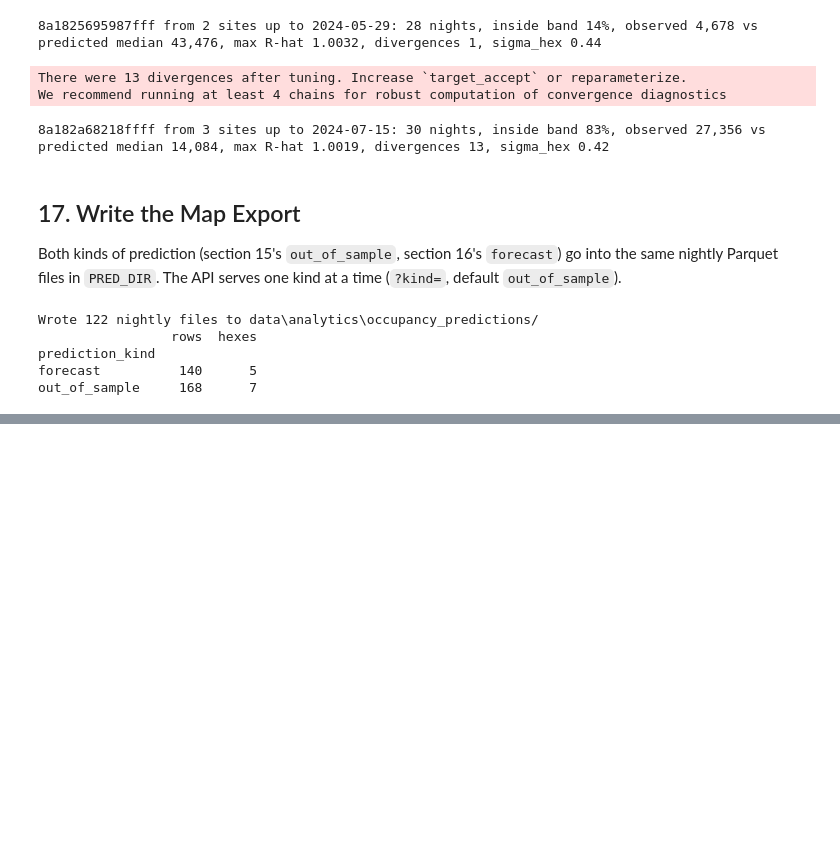
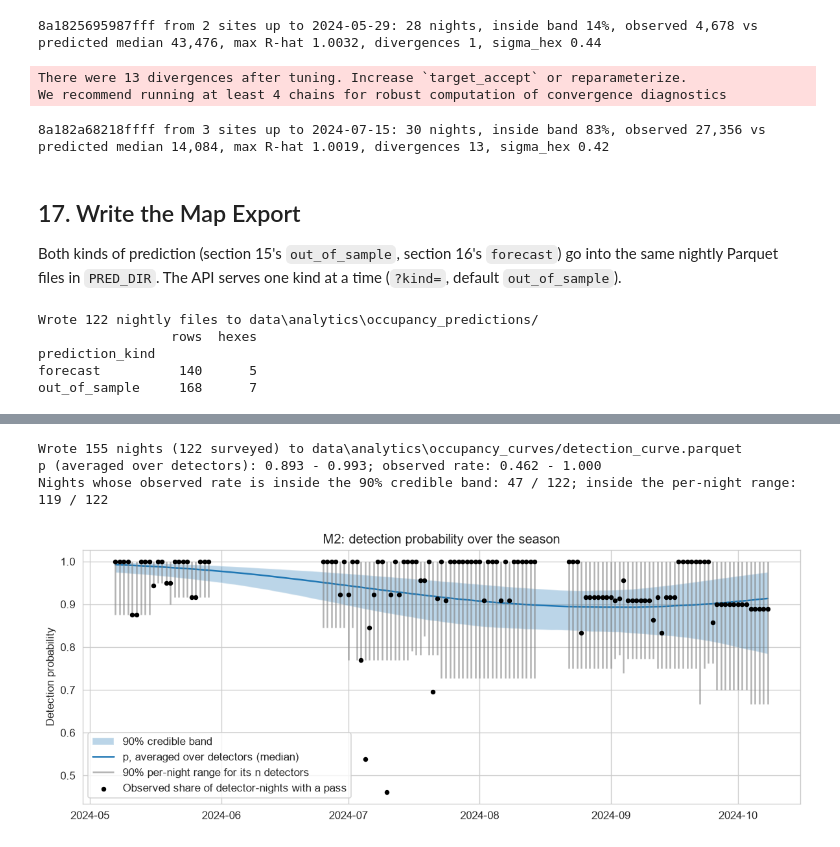
Before and after one commit to TommyMitchellATU/HeatmapBat, a Jupyter notebook: occupancy_modeling.ipynb, the cells around one changed output, grey strips where cells are left out. Drawn from its saved outputs; the diff is of its cells as text; code cells hidden in the pictures; blank space fills up the shorter version.

Commit message:
season chart panel and detection probability tab

```diff
--- a/occupancy_modeling.ipynb
+++ b/occupancy_modeling.ipynb
@@ -69,6 +69,12 @@ HEX_SIGMA_PRIOR = 1.0 # HalfNormal scale for how much hexes differ on log(count)
 FORECAST_MIN_SITES = 2     # forecast a survey only if at least this many sites were surveyed before its first night
 FORECAST_CLAMP_DOY = True  # hold day-of-year inside the training range when forecasting, so the quadratic season curve cannot run off
 
+# --- Map export: detection probability over the season (section 18) ---
+CURVE_DIR = 'data/analytics/occupancy_curves'  # detection_curve.parquet, read by the API
+CURVE_INTERVAL = 0.9   # width of the credible band written as p_lo / p_hi (0.9 = 5th to 95th percentile)
+CURVE_EFFORT_K = 0.0   # standardised log(sample_count) the curve is drawn at; 0 = a night of average (log) length
+CURVE_QUAD_POINTS = 20 # Gauss-Hermite points used to average p over the detector random effect
+
 print(f'PyMC {pm.__version__}, ArviZ {az.__version__}')
 print(f'NumPy {np.__version__}, Pandas {pd.__version__}')
 # %% [output]
@@ -1471,0 +1489,74 @@ out_of_sample     168      7
+# %%
+post_m2 = trace_m2.posterior
+draw = {v: post_m2[v].values.reshape(-1)[:, None] for v in ['beta_0', 'beta_effort', 'beta_doy', 'beta_doy2', 'sigma_det']}
+
+curve_nights = pd.date_range(dates[0], dates[-1], freq='D').date
+curve_doy = np.array([d.timetuple().tm_yday for d in curve_nights])
+# RULE: standardise with cell 9's mean / sd (doy over the surveyed nights), not the grid's own -
+# M2's beta_doy / beta_doy2 are on that scale, and the grid's own stats would shift the curve.
+curve_doy_std = (curve_doy - doy.mean()) / doy.std()
+eta = (draw['beta_0'] + draw['beta_effort'] * CURVE_EFFORT_K
+       + draw['beta_doy'] * curve_doy_std + draw['beta_doy2'] * curve_doy_std ** 2)  # draws x nights
+
+# Probabilists' Gauss-Hermite: weights integrate against exp(-z^2 / 2), so divide by sqrt(2 pi) for N(0, 1)
+quad_z, quad_w = np.polynomial.hermite_e.hermegauss(CURVE_QUAD_POINTS)
+quad_w = quad_w / np.sqrt(2 * np.pi)
+p_curve = sum(w / (1 + np.exp(-(eta + draw['sigma_det'] * z))) for z, w in zip(quad_z, quad_w))
+
+tail = (1 - CURVE_INTERVAL) / 2
+observed_by_night = surveys.groupby('night')['y'].agg(n_detected='sum', n_surveys='size')
+curve = pd.DataFrame({
+    'night': curve_nights,
+    'doy': curve_doy,
+    'p_mean': p_curve.mean(axis=0),
+    'p_median': np.median(p_curve, axis=0),
+    'p_lo': np.quantile(p_curve, tail, axis=0),
+    'p_hi': np.quantile(p_curve, 1 - tail, axis=0),
+    'interval': CURVE_INTERVAL,
+}).merge(observed_by_night, left_on='night', right_index=True, how='left')
+curve['n_surveys'] = curve['n_surveys'].fillna(0).astype(int)
+curve['n_detected'] = curve['n_detected'].fillna(0).astype(int)
+curve['observed_rate'] = (curve['n_detected'] / curve['n_surveys']).where(curve['n_surveys'] > 0)
+
+# Per-night predictive range of the observed share: n fresh detectors per draw, one Bernoulli each
+rng = np.random.default_rng(SEED)
+rate_lo = np.full(len(curve), np.nan)
+rate_hi = np.full(len(curve), np.nan)
+# RULE: eta's columns follow curve_nights, so curve must keep that row order (the left merge above does).
+for t in np.flatnonzero(curve['n_surveys'].to_numpy() > 0):
+    n = curve['n_surveys'].iat[t]
+    offsets = rng.standard_normal((eta.shape[0], n)) * draw['sigma_det']
+    p_sim = 1 / (1 + np.exp(-(eta[:, [t]] + offsets)))
+    share = (rng.random(p_sim.shape) < p_sim).mean(axis=1)
+    # The share takes only n + 1 values; lower / higher keep the range on those values, inclusive
+    rate_lo[t] = np.quantile(share, tail, method='lower')
+    rate_hi[t] = np.quantile(share, 1 - tail, method='higher')
+curve['rate_lo'] = rate_lo
+curve['rate_hi'] = rate_hi
+
+out_dir = Path(CURVE_DIR)
+out_dir.mkdir(parents=True, exist_ok=True)
+curve.to_parquet(out_dir / 'detection_curve.parquet', index=False)
+surveyed = curve[curve.n_surveys > 0]
+print(f'Wrote {len(curve)} nights ({len(surveyed)} surveyed) to {out_dir}/detection_curve.parquet')
+print(f'p (averaged over detectors): {curve.p_median.min():.3f} - {curve.p_median.max():.3f}; '
+      f'observed rate: {surveyed.observed_rate.min():.3f} - {surveyed.observed_rate.max():.3f}')
+print(f'Nights whose observed rate is inside the {CURVE_INTERVAL:.0%} credible band: '
+      f'{surveyed.observed_rate.between(surveyed.p_lo, surveyed.p_hi).sum()} / {len(surveyed)}; '
+      f'inside the per-night range: {surveyed.observed_rate.between(surveyed.rate_lo, surveyed.rate_hi).sum()} / {len(surveyed)}')
+
+fig, ax = plt.subplots(figsize=(10, 4))
+ax.fill_between(curve.night, curve.p_lo, curve.p_hi, alpha=0.3, label=f'{CURVE_INTERVAL:.0%} credible band')
+ax.plot(curve.night, curve.p_median, label='p, averaged over detectors (median)')
+ax.vlines(surveyed.night, surveyed.rate_lo, surveyed.rate_hi, color='grey', alpha=0.6, label=f'{CURVE_INTERVAL:.0%} per-night range for its n detectors')
+ax.scatter(surveyed.night, surveyed.observed_rate, s=12, c='k', zorder=3, label='Observed share of detector-nights with a pass')
+ax.set_ylabel('Detection probability')
+ax.set_title('M2: detection probability over the season')
+ax.legend(loc='lower left')
+plt.tight_layout()
+plt.show()
+# %% [output]
+Wrote 155 nights (122 surveyed) to data\analytics\occupancy_curves/detection_curve.parquet
+p (averaged over detectors): 0.893 - 0.993; observed rate: 0.462 - 1.000
+Nights whose observed rate is inside the 90% credible band: 47 / 122; inside the per-night range: 119 / 122
+[figure, added]
```
Also changed, not shown: parts of 2 cells of this notebook, 6 other files.
